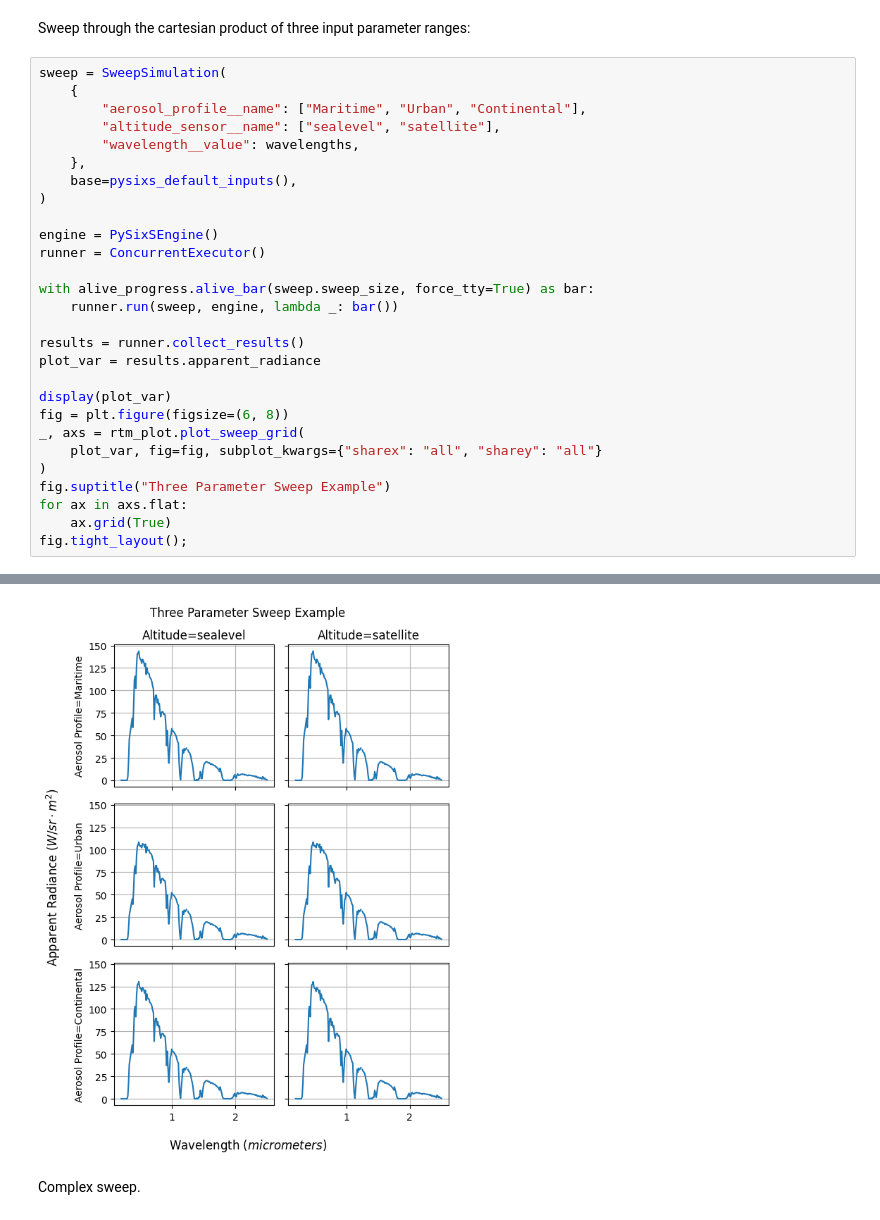
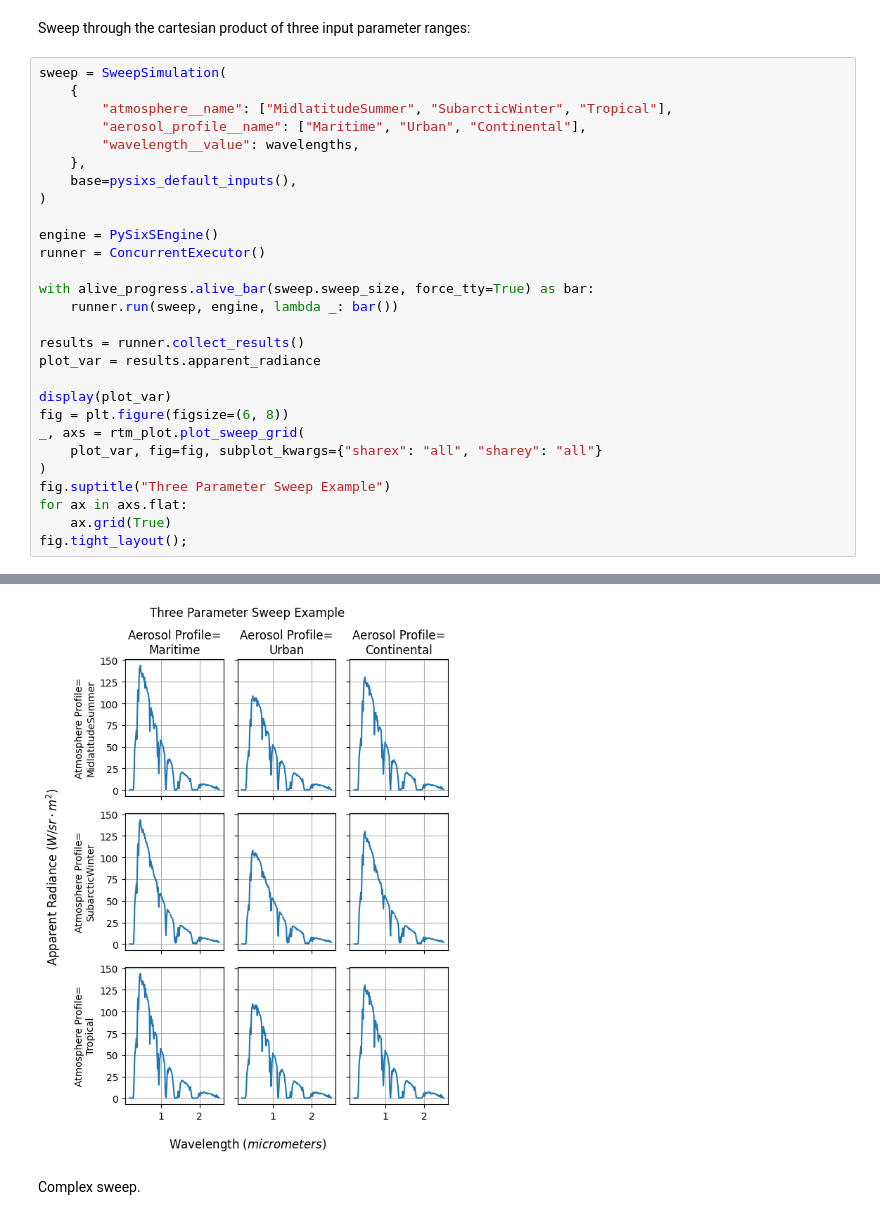
Before and after one commit to brianschubert/rtm-wrapper, a Jupyter notebook: notebooks/sweep_example.ipynb, the cells around one changed output, grey strips where cells are left out. Cells and saved outputs as stored; diff of their text form.

Commit message:
Improve sweep grid plot

```diff
--- a/notebooks/sweep_example.ipynb
+++ b/notebooks/sweep_example.ipynb
@@ -109,8 +108,8 @@ Sweep through the cartesian product of three input parameter ranges:
 # %%
 sweep = SweepSimulation(
     {
+        "atmosphere__name": ["MidlatitudeSummer", "SubarcticWinter", "Tropical"],
         "aerosol_profile__name": ["Maritime", "Urban", "Continental"],
-        "altitude_sensor__name": ["sealevel", "satellite"],
         "wavelength__value": wavelengths,
     },
     base=pysixs_default_inputs(),
@@ -152,8 +150,8 @@ Coordinates:
   * wavelength__value      (wavelength__value) float64 0.2 0.2116 ... 2.488 2.5
 Attributes:
     title:    Apparent Radiance
     unit:     W/sr-m^2
-[figure, old version]
+[figure, new version]
 # %% [markdown]
 Complex sweep.
 # %%
```
Also changed, not shown: parts of 4 cells of this notebook, 2 other files.
